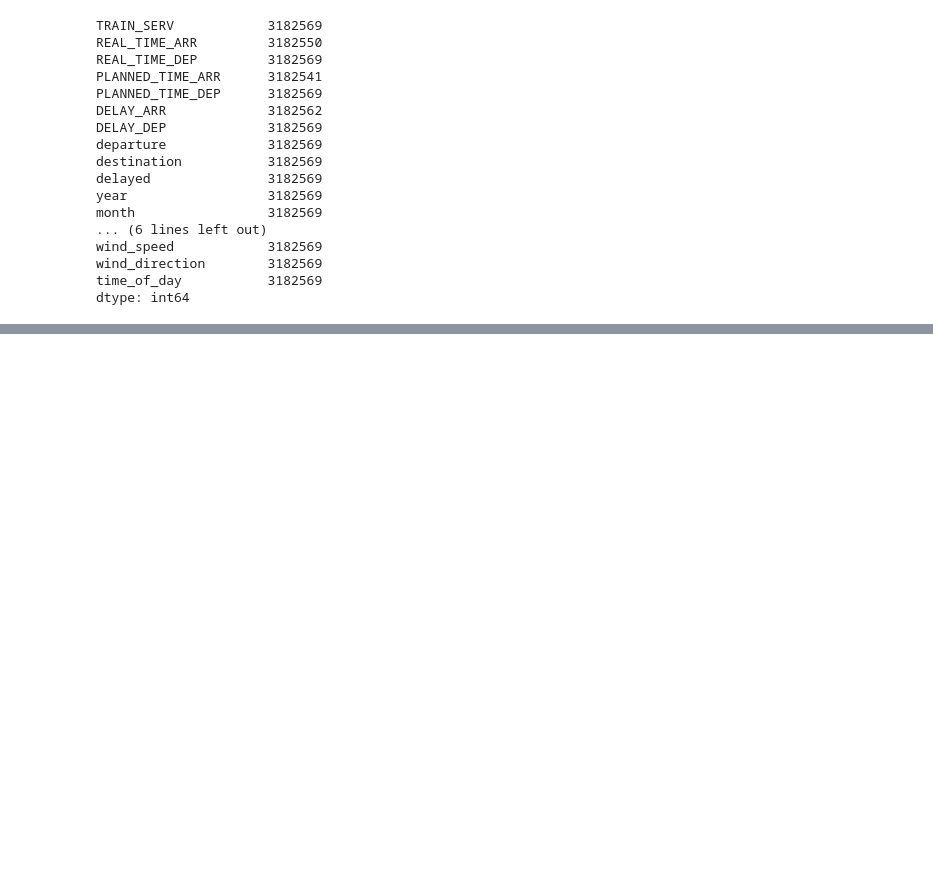
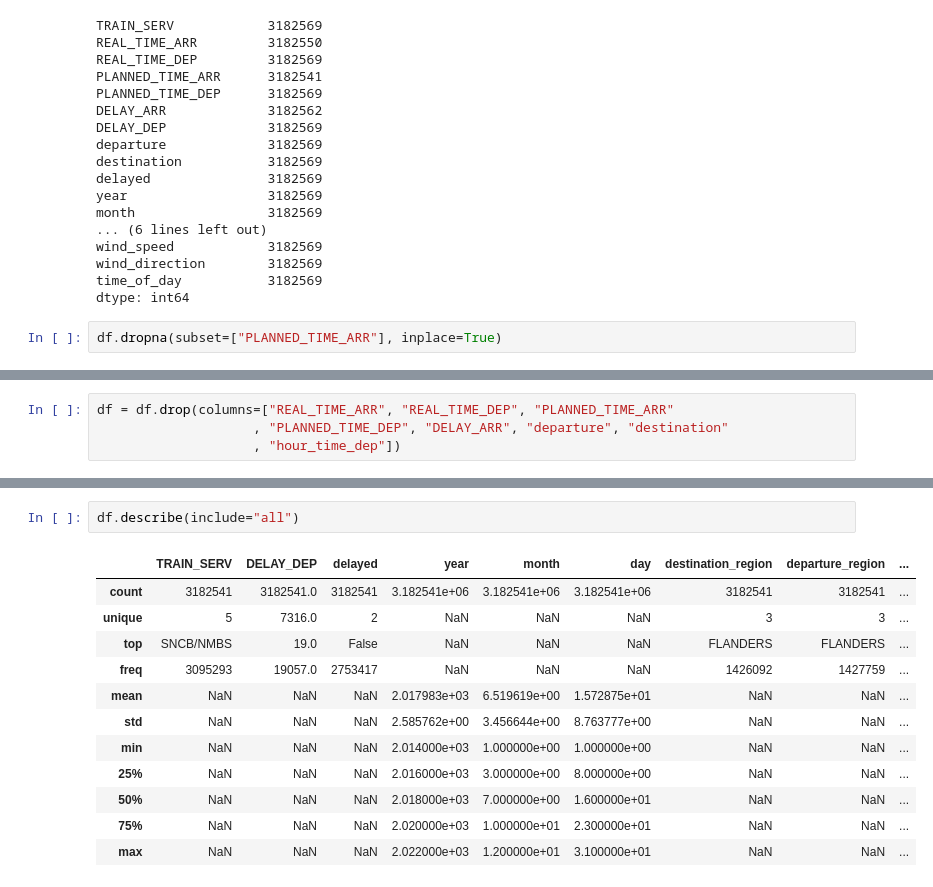
Before and after one commit to ilse-espino/train_delays_belgium, a Jupyter notebook: 2.1-data_preparation.ipynb, the cells around one changed output, grey strips where cells are left out. Drawn from its saved outputs; the diff is of its cells as text; blank space fills up the shorter version.

```diff
--- a/2.1-data_preparation.ipynb
+++ b/2.1-data_preparation.ipynb
@@ -108,3 +108,5 @@ wind_speed            3182569
 wind_direction        3182569
 time_of_day           3182569
 dtype: int64
+# %%
+df.dropna(subset=["PLANNED_TIME_ARR"], inplace=True)
@@ -110,0 +133,4 @@ dtype: int64
+# %%
+df = df.drop(columns=["REAL_TIME_ARR", "REAL_TIME_DEP", "PLANNED_TIME_ARR"
+                    , "PLANNED_TIME_DEP", "DELAY_ARR", "departure", "destination"
+                    , "hour_time_dep"])
@@ -110,0 +163,15 @@ dtype: int64
+# %%
+df.describe(include="all")
+# %% [output]
+|  | TRAIN_SERV | DELAY_DEP | delayed | year | month | day | destination_region | departure_region | ... |
+| count | 3182541 | 3182541.0 | 3182541 | 3.182541e+06 | 3.182541e+06 | 3.182541e+06 | 3182541 | 3182541 | ... |
+| unique | 5 | 7316.0 | 2 | NaN | NaN | NaN | 3 | 3 | ... |
+| top | SNCB/NMBS | 19.0 | False | NaN | NaN | NaN | FLANDERS | FLANDERS | ... |
+| freq | 3095293 | 19057.0 | 2753417 | NaN | NaN | NaN | 1426092 | 1427759 | ... |
+| mean | NaN | NaN | NaN | 2.017983e+03 | 6.519619e+00 | 1.572875e+01 | NaN | NaN | ... |
+| std | NaN | NaN | NaN | 2.585762e+00 | 3.456644e+00 | 8.763777e+00 | NaN | NaN | ... |
+| min | NaN | NaN | NaN | 2.014000e+03 | 1.000000e+00 | 1.000000e+00 | NaN | NaN | ... |
+| 25% | NaN | NaN | NaN | 2.016000e+03 | 3.000000e+00 | 8.000000e+00 | NaN | NaN | ... |
+| 50% | NaN | NaN | NaN | 2.018000e+03 | 7.000000e+00 | 1.600000e+01 | NaN | NaN | ... |
+| 75% | NaN | NaN | NaN | 2.020000e+03 | 1.000000e+01 | 2.300000e+01 | NaN | NaN | ... |
+| max | NaN | NaN | NaN | 2.022000e+03 | 1.200000e+01 | 3.100000e+01 | NaN | NaN | ... |
```
Also changed, not shown: parts of 7 cells of this notebook.
